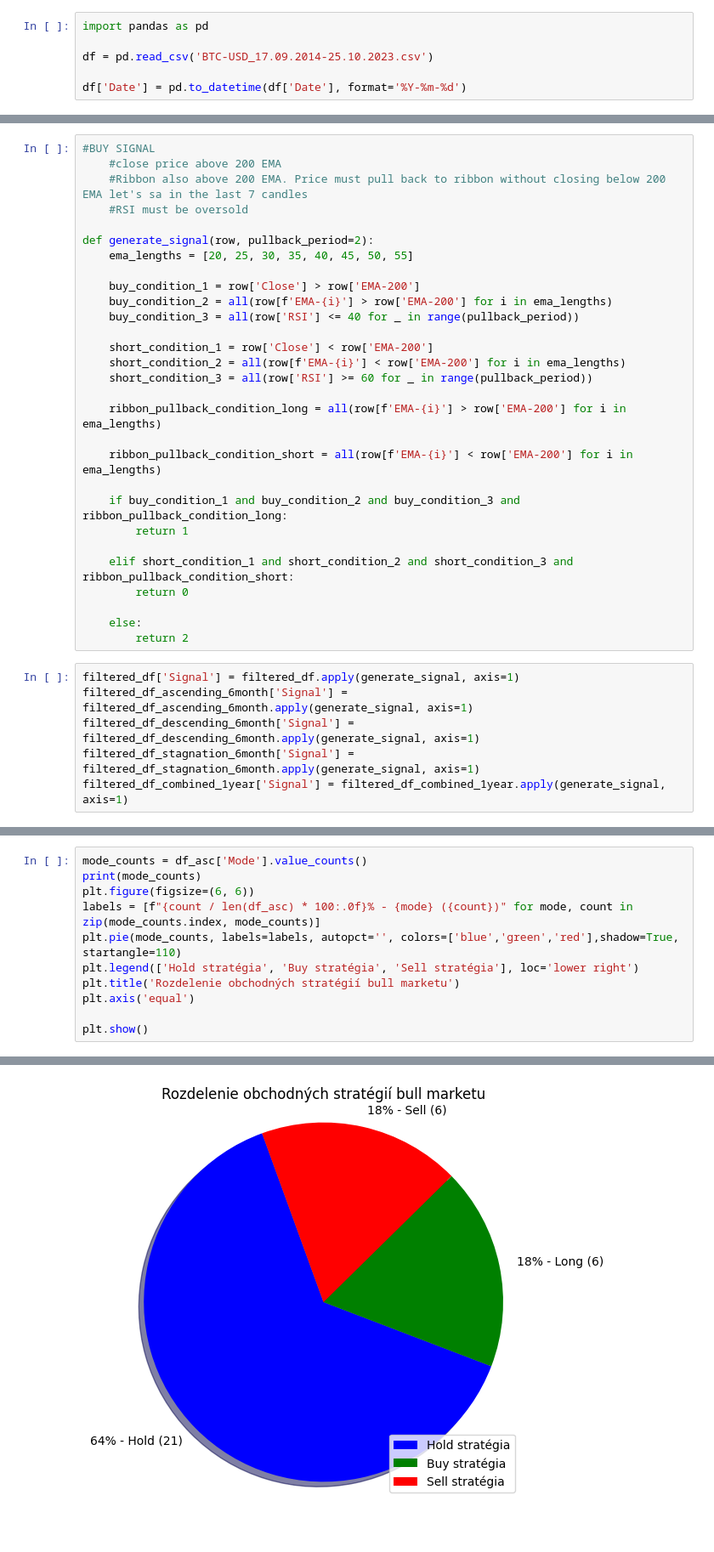
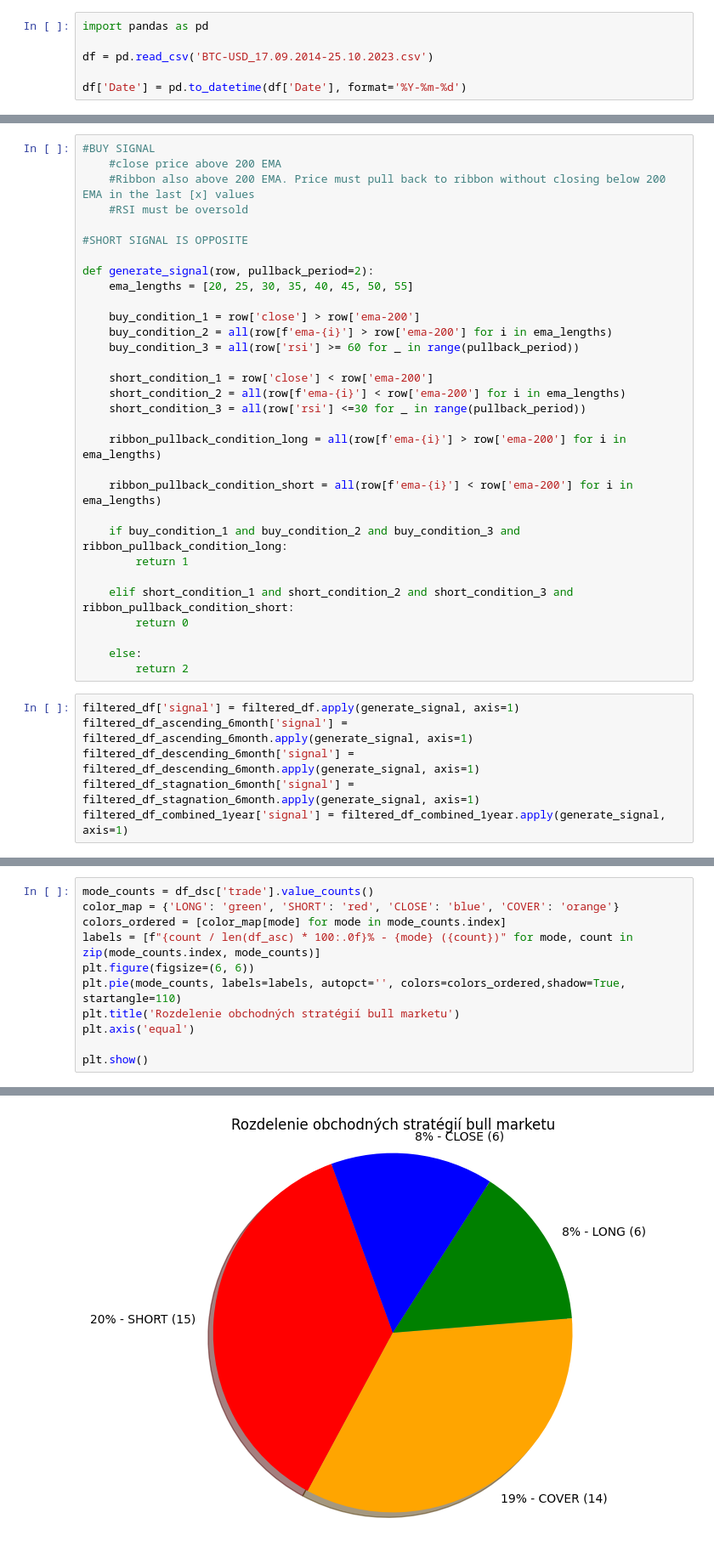
Before and after one commit to paki-valdi-9/dp_automated_trading, a Jupyter notebook: Trading bots/trading_bot_3.ipynb, the cells around one changed output, grey strips where cells are left out. Shown at 85% size. Drawn from its saved outputs; the diff is of its cells as text.

```diff
--- a/Trading bots/trading_bot_3.ipynb
+++ b/Trading bots/trading_bot_3.ipynb
@@ -206,23 +321,25 @@ printInputChart(ema_values_filtered_com, filtered_df_combined_1year)
 # %%
 #BUY SIGNAL
     #close price above 200 EMA
-    #Ribbon also above 200 EMA. Price must pull back to ribbon without closing below 200 EMA let's sa in the last 7 candles
+    #Ribbon also above 200 EMA. Price must pull back to ribbon without closing below 200 EMA in the last [x] values
     #RSI must be oversold
+
+#SHORT SIGNAL IS OPPOSITE
 
 def generate_signal(row, pullback_period=2):
     ema_lengths = [20, 25, 30, 35, 40, 45, 50, 55]
 
-    buy_condition_1 = row['Close'] > row['EMA-200']
-    buy_condition_2 = all(row[f'EMA-{i}'] > row['EMA-200'] for i in ema_lengths)
-    buy_condition_3 = all(row['RSI'] <= 40 for _ in range(pullback_period))
+    buy_condition_1 = row['close'] > row['ema-200']
+    buy_condition_2 = all(row[f'ema-{i}'] > row['ema-200'] for i in ema_lengths)
+    buy_condition_3 = all(row['rsi'] >= 60 for _ in range(pullback_period))
 
-    short_condition_1 = row['Close'] < row['EMA-200']
-    short_condition_2 = all(row[f'EMA-{i}'] < row['EMA-200'] for i in ema_lengths)
-    short_condition_3 = all(row['RSI'] >= 60 for _ in range(pullback_period))
+    short_condition_1 = row['close'] < row['ema-200']
+    short_condition_2 = all(row[f'ema-{i}'] < row['ema-200'] for i in ema_lengths)
+    short_condition_3 = all(row['rsi'] <=30 for _ in range(pullback_period))
 
-    ribbon_pullback_condition_long = all(row[f'EMA-{i}'] > row['EMA-200'] for i in ema_lengths)
+    ribbon_pullback_condition_long = all(row[f'ema-{i}'] > row['ema-200'] for i in ema_lengths)
 
-    ribbon_pullback_condition_short = all(row[f'EMA-{i}'] < row['EMA-200'] for i in ema_lengths)
+    ribbon_pullback_condition_short = all(row[f'ema-{i}'] < row['ema-200'] for i in ema_lengths)
 
     if buy_condition_1 and buy_condition_2 and buy_condition_3 and ribbon_pullback_condition_long:
         return 1
@@ -233,11 +350,11 @@ def generate_signal(row, pullback_period=2):
     else:
         return 2
 # %%
-filtered_df['Signal'] = filtered_df.apply(generate_signal, axis=1)
-filtered_df_ascending_6month['Signal'] = filtered_df_ascending_6month.apply(generate_signal, axis=1)
-filtered_df_descending_6month['Signal'] = filtered_df_descending_6month.apply(generate_signal, axis=1)
-filtered_df_stagnation_6month['Signal'] = filtered_df_stagnation_6month.apply(generate_signal, axis=1)
-filtered_df_combined_1year['Signal'] = filtered_df_combined_1year.apply(generate_signal, axis=1)
+filtered_df['signal'] = filtered_df.apply(generate_signal, axis=1)
+filtered_df_ascending_6month['signal'] = filtered_df_ascending_6month.apply(generate_signal, axis=1)
+filtered_df_descending_6month['signal'] = filtered_df_descending_6month.apply(generate_signal, axis=1)
+filtered_df_stagnation_6month['signal'] = filtered_df_stagnation_6month.apply(generate_signal, axis=1)
+filtered_df_combined_1year['signal'] = filtered_df_combined_1year.apply(generate_signal, axis=1)
 # %% [output]
 A value is trying to be set on a copy of a slice from a DataFrame.
 Try using .loc[row_indexer,col_indexer] = value instead
@@ -472,10 +583,10 @@ for i in range(len(bars)):
 # %%
-mode_counts = df_asc['Mode'].value_counts()
-print(mode_counts)
+mode_counts = df_dsc['trade'].value_counts()
+color_map = {'LONG': 'green', 'SHORT': 'red', 'CLOSE': 'blue', 'COVER': 'orange'}
+colors_ordered = [color_map[mode] for mode in mode_counts.index]
+labels = [f"{count / len(df_asc) * 100:.0f}% - {mode} ({count})" for mode, count in zip(mode_counts.index, mode_counts)]
 plt.figure(figsize=(6, 6))
-labels = [f"{count / len(df_asc) * 100:.0f}% - {mode} ({count})" for mode, count in zip(mode_counts.index, mode_counts)]
-plt.pie(mode_counts, labels=labels, autopct='', colors=['blue','green','red'],shadow=True, startangle=110)
-plt.legend(['Hold stratégia', 'Buy stratégia', 'Sell stratégia'], loc='lower right')
+plt.pie(mode_counts, labels=labels, autopct='', colors=colors_ordered,shadow=True, startangle=110)
 plt.title('Rozdelenie obchodných stratégií bull marketu')
 plt.axis('equal')
 
@@ -489 +595 @@ Name: count, dtype: int64
-[figure, old version]
+[figure, new version]
```
Also changed, not shown: parts of 35 cells of this notebook.
